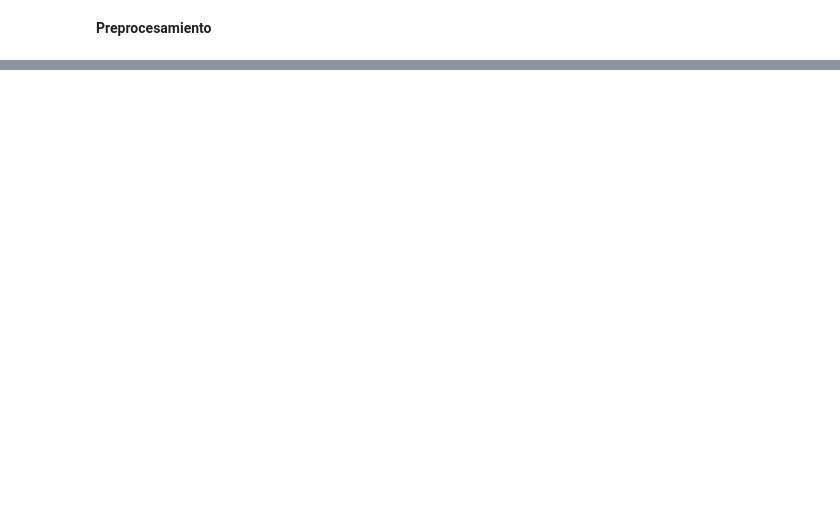
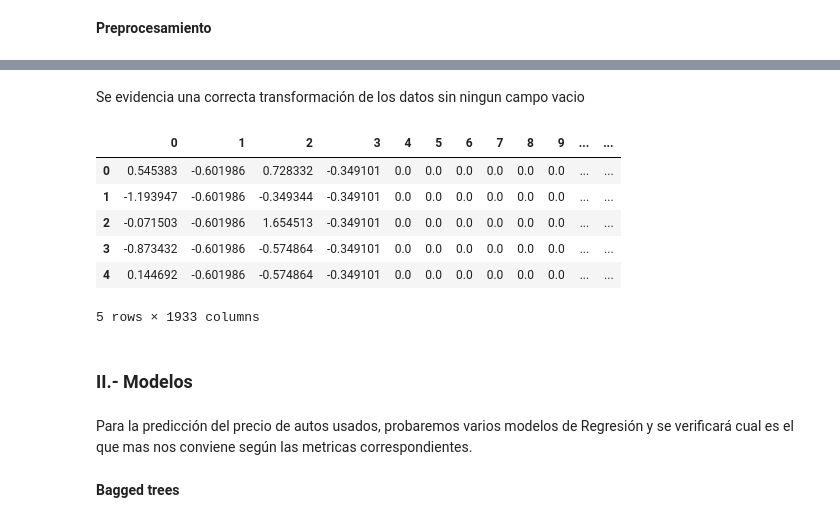
Before and after one commit to alibgil/Old_car_price_prediction, a Jupyter notebook: Old_car_price_prediction.ipynb, the cells around one changed output, grey strips where cells are left out. Drawn from its saved outputs; the diff is of its cells as text; code cells hidden in the pictures; blank space fills up the shorter version.

```diff
--- a/Old_car_price_prediction.ipynb
+++ b/Old_car_price_prediction.ipynb
@@ -431,0 +461,10 @@ Realizaremos una transformación de las variables categoricas y escalamiento de
+# %%
+#Instanciar transformador de columnas
+
+# Tuples para Column Transformer
+number_tuple = (numeric_pipe, num_selector)
+category_tuple = (categorical_pipe, cat_selector)
+
+# ColumnTransformer
+preprocessor = make_column_transformer(number_tuple, category_tuple)
+preprocessor
@@ -431,0 +485,7 @@ Realizaremos una transformación de las variables categoricas y escalamiento de
+# %%
+# Escalar variable objetivo
+
+# ajusten el escalador en los datos de entrenamiento
+scaler.fit(df[['car_prices_in_rupee']])
+df['car_prices_in_rupee'] = scaler.transform(df[['car_prices_in_rupee']])
+df.head()
@@ -431,0 +499,12 @@ Realizaremos una transformación de las variables categoricas y escalamiento de
+# %%
+# División de valores
+X = df.drop('car_prices_in_rupee', axis=1)
+y = df['car_prices_in_rupee']
+# %%
+#Transformar datos
+
+# fit on train
+preprocessor.fit(X)
+
+X_processed = preprocessor.transform(X)
+X_processed
@@ -431,0 +541,14 @@ Realizaremos una transformación de las variables categoricas y escalamiento de
+# %% [markdown]
+Se evidencia una correcta transformación de los datos sin ningun campo vacio
+# %%
+#Concatenar todas las características de vuelta a un DataFrame.
+df_processed = pd.DataFrame(X_processed)
+df_processed.head()
+# %% [output]
+|  | 0 | 1 | 2 | 3 | 4 | 5 | 6 | 7 | 8 | 9 | ... | ... |
+| 0 | 0.545383 | -0.601986 | 0.728332 | -0.349101 | 0.0 | 0.0 | 0.0 | 0.0 | 0.0 | 0.0 | ... | ... |
+| 1 | -1.193947 | -0.601986 | -0.349344 | -0.349101 | 0.0 | 0.0 | 0.0 | 0.0 | 0.0 | 0.0 | ... | ... |
+| 2 | -0.071503 | -0.601986 | 1.654513 | -0.349101 | 0.0 | 0.0 | 0.0 | 0.0 | 0.0 | 0.0 | ... | ... |
+| 3 | -0.873432 | -0.601986 | -0.574864 | -0.349101 | 0.0 | 0.0 | 0.0 | 0.0 | 0.0 | 0.0 | ... | ... |
+| 4 | 0.144692 | -0.601986 | -0.574864 | -0.349101 | 0.0 | 0.0 | 0.0 | 0.0 | 0.0 | 0.0 | ... | ... |
+5 rows × 1933 columns
@@ -431,0 +558,6 @@ Realizaremos una transformación de las variables categoricas y escalamiento de
+# %% [markdown]
+### II.- Modelos
+# %% [markdown]
+Para la predicción del precio de autos usados, probaremos varios modelos de Regresión y se verificará cual es el que mas nos conviene según las metricas correspondientes.
+# %% [markdown]
+**Bagged trees**
```
Also changed, not shown: parts of 52 cells of this notebook.
